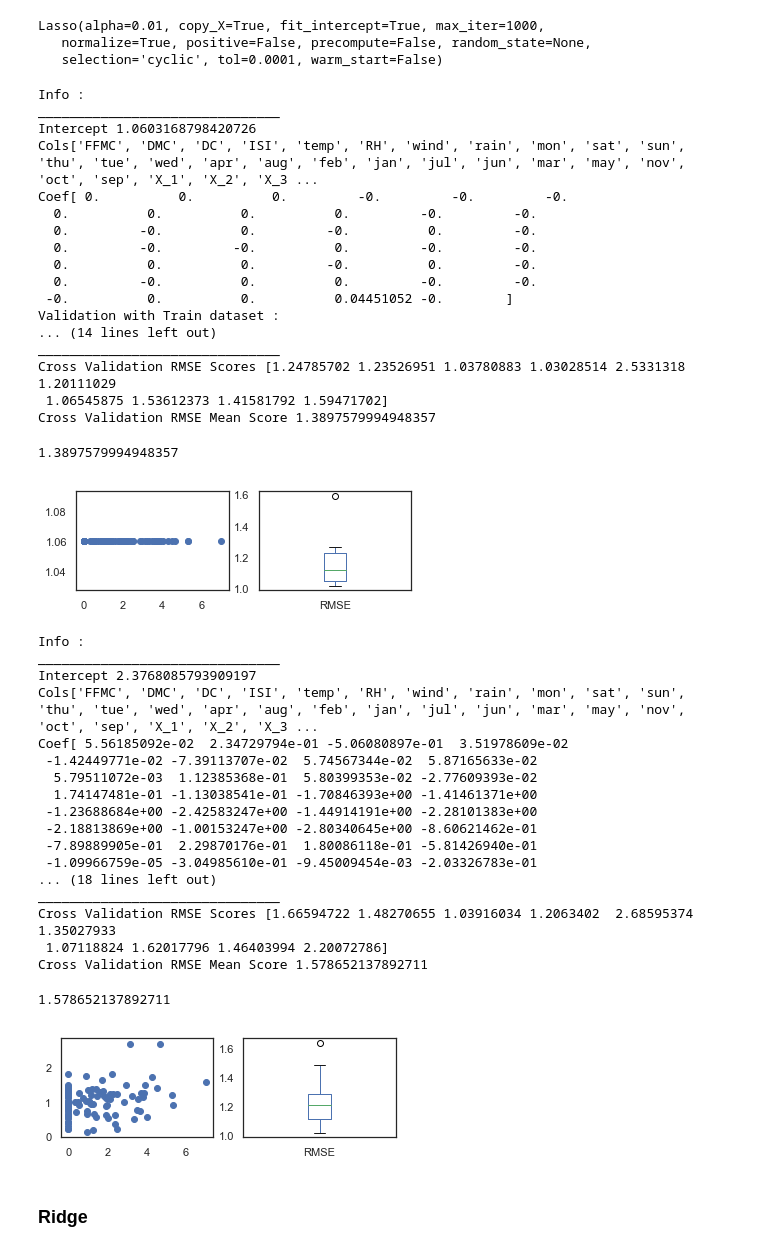
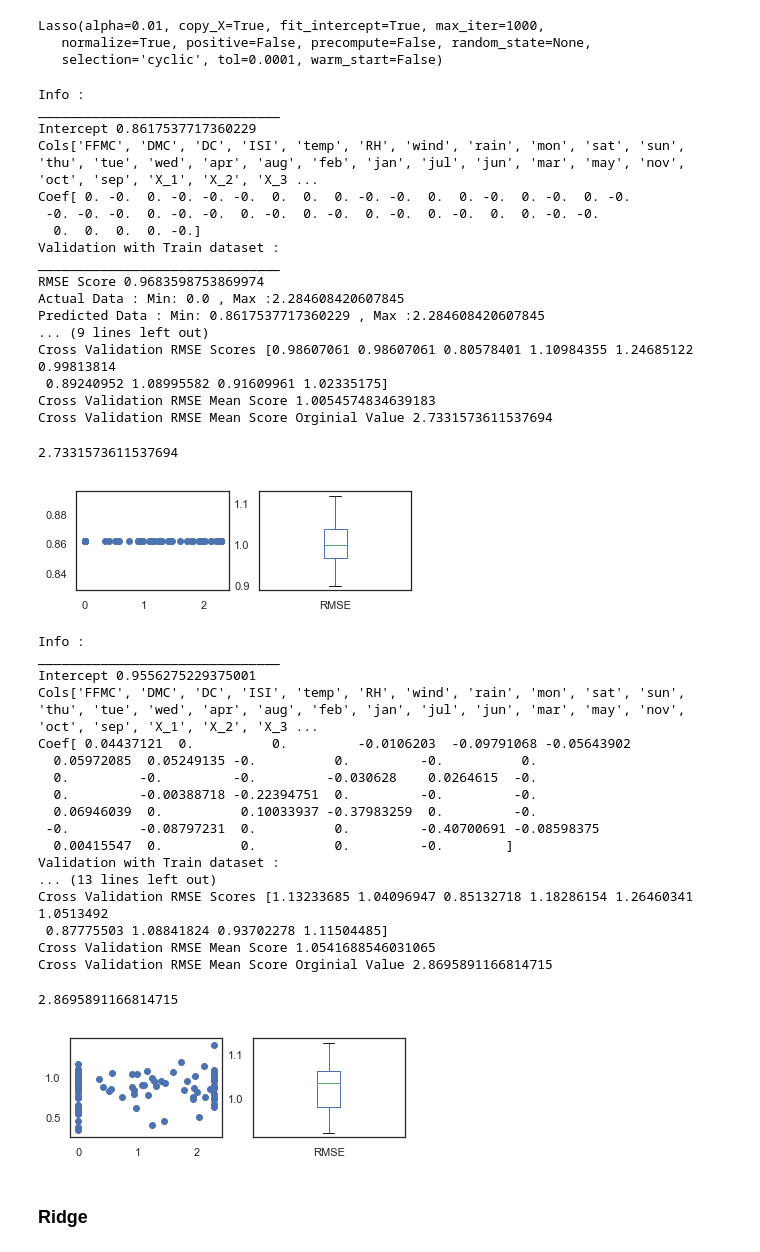
Before and after one commit to balag752/Machine-Learning-1, a Jupyter notebook: ML Project/Fire prediction.ipynb, the cells around one changed output. Saved outputs shown, nothing was run; the diff lists cells and outputs as text; code cells hidden in the pictures.

```diff
--- a/ML Project/Fire prediction.ipynb
+++ b/ML Project/Fire prediction.ipynb
@@ -229,0 +252,4 @@ Encoded_Data["area"]=[ 0 if np.isinf(x) else x for x in (Encoded_Data["area"]+1)
+# %%
+thersold=0.8
+Data["area"][Data["area"] > Data["area"].quantile(thersold)]=Data["area"].quantile(thersold)
+Encoded_Data["area"][Encoded_Data["area"] > Encoded_Data["area"].quantile(thersold)]=Encoded_Data["area"].quantile(thersold)
@@ -278,11 +309,13 @@ def Validations(model,X_col, Data,X_train, X_test, y_train, y_test,coeffs=0):
         print("Intercept "+str(model.intercept_))
         print("Cols"+str(X_col))
         print("Coef"+ str(model.coef_))
+#     print(model.summary())
+#     print(" ")
 
     y_train_pred=model.predict(X_train)
     print("Validation with Train dataset :")
     print("_______________________________")
-    print("R2 Score "+str(r2_score(y_train,y_train_pred)))
+#     print("R2 Score "+str(r2_score(y_train,y_train_pred)))
     print("RMSE Score "+str(np.sqrt(mean_squared_error(y_train,y_train_pred))))
     print("Actual Data : Min: "+str(y_train.min())+" , Max :"+str(y_train.max()))
     print("Predicted Data : Min: "+str(y_train_pred.min())+" , Max :"+str(y_train.max()))
@@ -292,7 +325,7 @@ def Validations(model,X_col, Data,X_train, X_test, y_train, y_test,coeffs=0):
     print(" ")
     print("Validation with Test dataset :")
     print("_______________________________")
-    print("R2 Score "+str(r2_score(y_test,y_pred)))
+#     print("R2 Score "+str(r2_score(y_test,y_pred)))
     print("RMSE Score "+str(np.sqrt(mean_squared_error(y_test, y_pred))))
     print("Actual Data : Min: "+str(y_test.min())+" , Max :"+str(y_test.max()))
     print("Predicted Data : Min: "+str(y_pred.min())+" , Max :"+str(y_pred.max()))
@@ -314,6 +347,8 @@ def Validations(model,X_col, Data,X_train, X_test, y_train, y_test,coeffs=0):
 #     print(scores)
     print("Cross Validation RMSE Mean Score "+str(np.mean(scores, dtype=np.float64)))
 
-    return np.mean(scores)
+    print("Cross Validation RMSE Mean Score Orginial Value "+str(np.exp(np.mean(scores, dtype=np.float64))))
+
+    return np.exp(np.mean(scores))
 # %%
 def param_selection(model,param_grid, X_train, y_train, nfolds=10):
@@ -383,47 +440,47 @@ Validations(LS_grid_result.best_estimator_,Encod_ncols,Standarized_Data, X_train
 # %% [output]
 Info :
 _______________________________
-Intercept 1.0603168798420726
+Intercept 0.8617537717360229
 Cols['FFMC', 'DMC', 'DC', 'ISI', 'temp', 'RH', 'wind', 'rain', 'mon', 'sat', 'sun', 'thu', 'tue', 'wed', 'apr', 'aug', 'feb', 'jan', 'jul', 'jun', 'mar', 'may', 'nov', 'oct', 'sep', 'X_1', 'X_2', 'X_3 ...
-Coef[ 0.          0.          0.         -0.         -0.         -0.
-  0.          0.          0.          0.         -0.         -0.
-  0.         -0.          0.         -0.          0.         -0.
-  0.         -0.         -0.          0.         -0.         -0.
-  0.          0.          0.         -0.          0.         -0.
-  0.         -0.          0.          0.         -0.         -0.
- -0.          0.          0.          0.04451052 -0.        ]
+Coef[ 0. -0.  0. -0. -0. -0.  0.  0.  0. -0. -0.  0.  0. -0.  0. -0.  0. -0.
+ -0. -0. -0.  0. -0. -0.  0. -0.  0. -0.  0. -0.  0. -0.  0.  0. -0. -0.
+  0.  0.  0.  0. -0.]
 Validation with Train dataset :
-... (14 lines left out)
 _______________________________
-Cross Validation RMSE Scores [1.24785702 1.23526951 1.03780883 1.03028514 2.5331318  1.20111029
- 1.06545875 1.53612373 1.41581792 1.59471702]
-Cross Validation RMSE Mean Score 1.3897579994948357
+RMSE Score 0.9683598753869974
+Actual Data : Min: 0.0 , Max :2.284608420607845
+Predicted Data : Min: 0.8617537717360229 , Max :2.284608420607845
+... (9 lines left out)
+Cross Validation RMSE Scores [0.98607061 0.98607061 0.80578401 1.10984355 1.24685122 0.99813814
+ 0.89240952 1.08995582 0.91609961 1.02335175]
+Cross Validation RMSE Mean Score 1.0054574834639183
+Cross Validation RMSE Mean Score Orginial Value 2.7331573611537694
-1.3897579994948357
+2.7331573611537694
-[figure, old version]
+[figure, new version]
 # %%
-LS_cus = linear_model.Lasso(alpha=0.00000001)
+LS_cus = linear_model.Lasso(alpha=0.01)
 LS_cus.fit(X_train, y_train)
 Validations(LS_cus,Encod_ncols,Standarized_Data, X_train, X_test, y_train, y_test,1 )
 # %% [output]
 Info :
 _______________________________
-Intercept 2.3768085793909197
+Intercept 0.9556275229375001
 Cols['FFMC', 'DMC', 'DC', 'ISI', 'temp', 'RH', 'wind', 'rain', 'mon', 'sat', 'sun', 'thu', 'tue', 'wed', 'apr', 'aug', 'feb', 'jan', 'jul', 'jun', 'mar', 'may', 'nov', 'oct', 'sep', 'X_1', 'X_2', 'X_3 ...
-Coef[ 5.56185092e-02  2.34729794e-01 -5.06080897e-01  3.51978609e-02
- -1.42449771e-02 -7.39113707e-02  5.74567344e-02  5.87165633e-02
-  5.79511072e-03  1.12385368e-01  5.80399353e-02 -2.77609393e-02
-  1.74147481e-01 -1.13038541e-01 -1.70846393e+00 -1.41461371e+00
- -1.23688684e+00 -2.42583247e+00 -1.44914191e+00 -2.28101383e+00
- -2.18813869e+00 -1.00153247e+00 -2.80340645e+00 -8.60621462e-01
- -7.89889905e-01  2.29870176e-01  1.80086118e-01 -5.81426940e-01
- -1.09966759e-05 -3.04985610e-01 -9.45009454e-03 -2.03326783e-01
-... (18 lines left out)
-_______________________________
-Cross Validation RMSE Scores [1.66594722 1.48270655 1.03916034 1.2063402  2.68595374 1.35027933
- 1.07118824 1.62017796 1.46403994 2.20072786]
-Cross Validation RMSE Mean Score 1.578652137892711
+Coef[ 0.04437121  0.          0.         -0.0106203  -0.09791068 -0.05643902
+  0.05972085  0.05249135 -0.          0.         -0.          0.
+  0.         -0.         -0.         -0.030628    0.0264615  -0.
+  0.         -0.00388718 -0.22394751  0.         -0.         -0.
+  0.06946039  0.          0.10033937 -0.37983259  0.         -0.
+ -0.         -0.08797231  0.          0.         -0.40700691 -0.08598375
+  0.00415547  0.          0.          0.         -0.        ]
+Validation with Train dataset :
+... (13 lines left out)
+Cross Validation RMSE Scores [1.13233685 1.04096947 0.85132718 1.18286154 1.26460341 1.0513492
+ 0.87775503 1.08841824 0.93702278 1.11504485]
+Cross Validation RMSE Mean Score 1.0541688546031065
+Cross Validation RMSE Mean Score Orginial Value 2.8695891166814715
-1.578652137892711
+2.8695891166814715
-[figure, old version]
+[figure, new version]
 # %% [markdown]
 ### Ridge
 # %%
```
Also changed, not shown: parts of 34 cells of this notebook.
